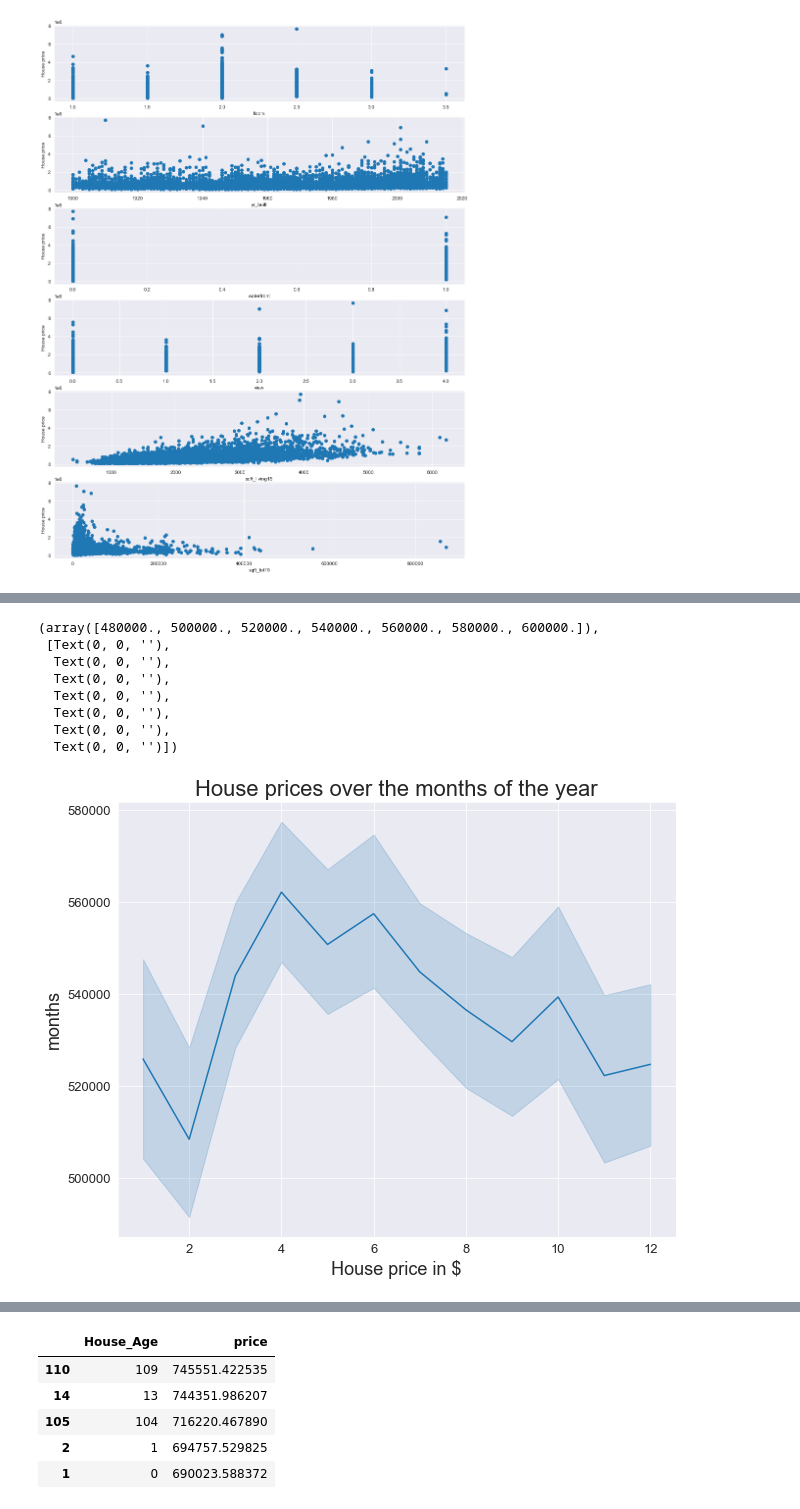
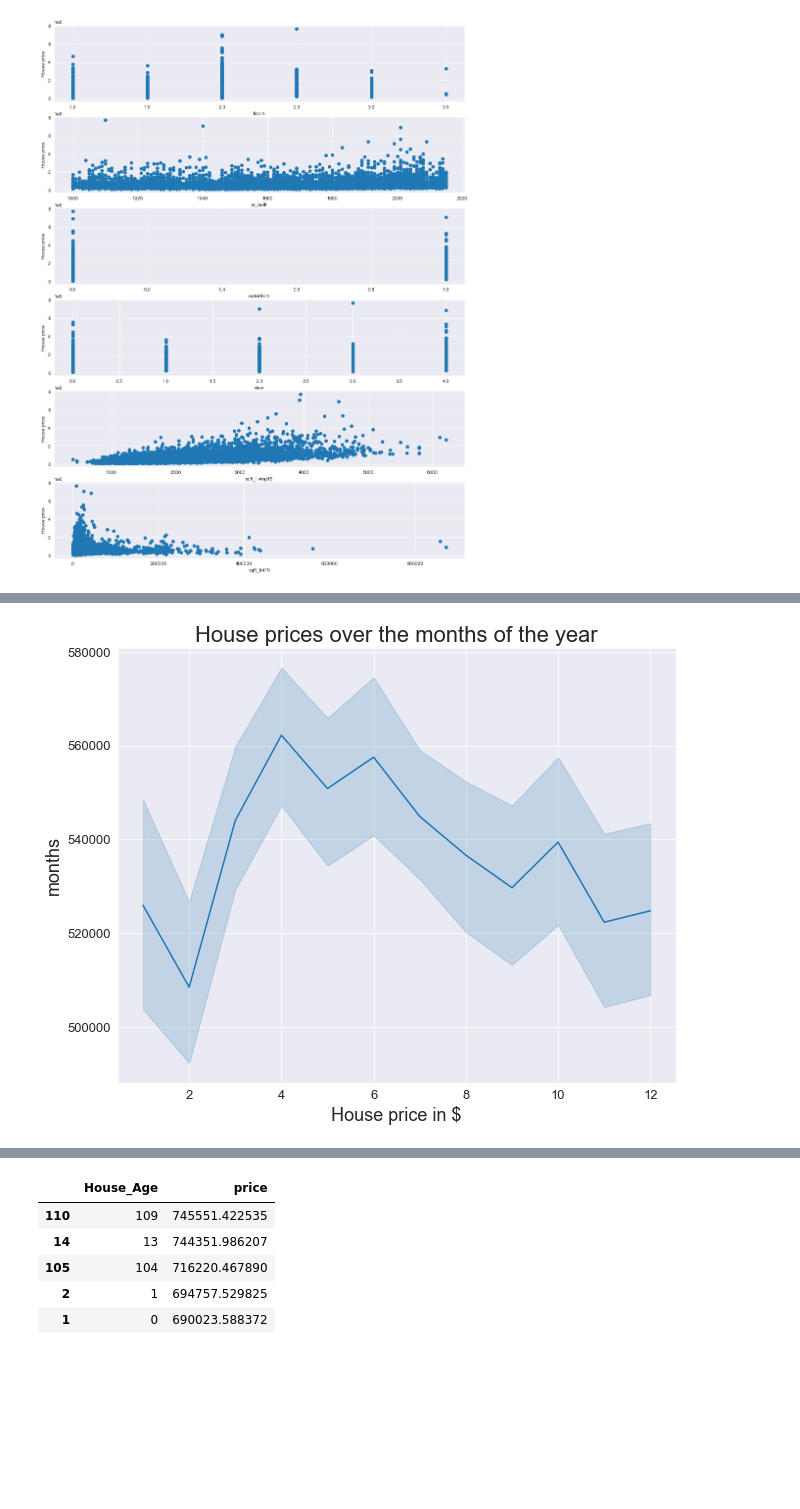
Before and after one commit to oscar066/Modelling_House_Sales, a Jupyter notebook: index.ipynb, the cells around one changed output, grey strips where cells are left out. Cells and saved outputs as stored; diff of their text form; code cells hidden in the pictures; blank space fills up the shorter version.

```diff
--- a/index.ipynb
+++ b/index.ipynb
@@ -474,21 +502,14 @@ after being built although after 20years the prices drop and only rise when the
 # %%
-ax = plt.subplots(figsize=(10, 8))
+line ,ax = plt.subplots(figsize=(10, 8))
 ax = sns.lineplot(data=df, x="month", y="price")
 ax.set_title('House prices over the months of the year',fontsize= 22)
 ax.set_ylabel('months',fontsize= 18)
 ax.set_xlabel('House price in $',fontsize= 18)
 plt.xticks(fontsize=13)
 plt.yticks(fontsize=13)
+line.savefig("Houseprices_over_months.png")
 # %% [output]
-(array([480000., 500000., 520000., 540000., 560000., 580000., 600000.]),
- [Text(0, 0, ''),
-  Text(0, 0, ''),
-  Text(0, 0, ''),
-  Text(0, 0, ''),
-  Text(0, 0, ''),
-  Text(0, 0, ''),
-  Text(0, 0, '')])
-[figure, old version]
+[figure, new version]
 # %%
 """
 House prices are at highest in the month of April and the lowest in the month of February
```
Also changed, not shown: parts of 36 cells of this notebook, 13 other files.
